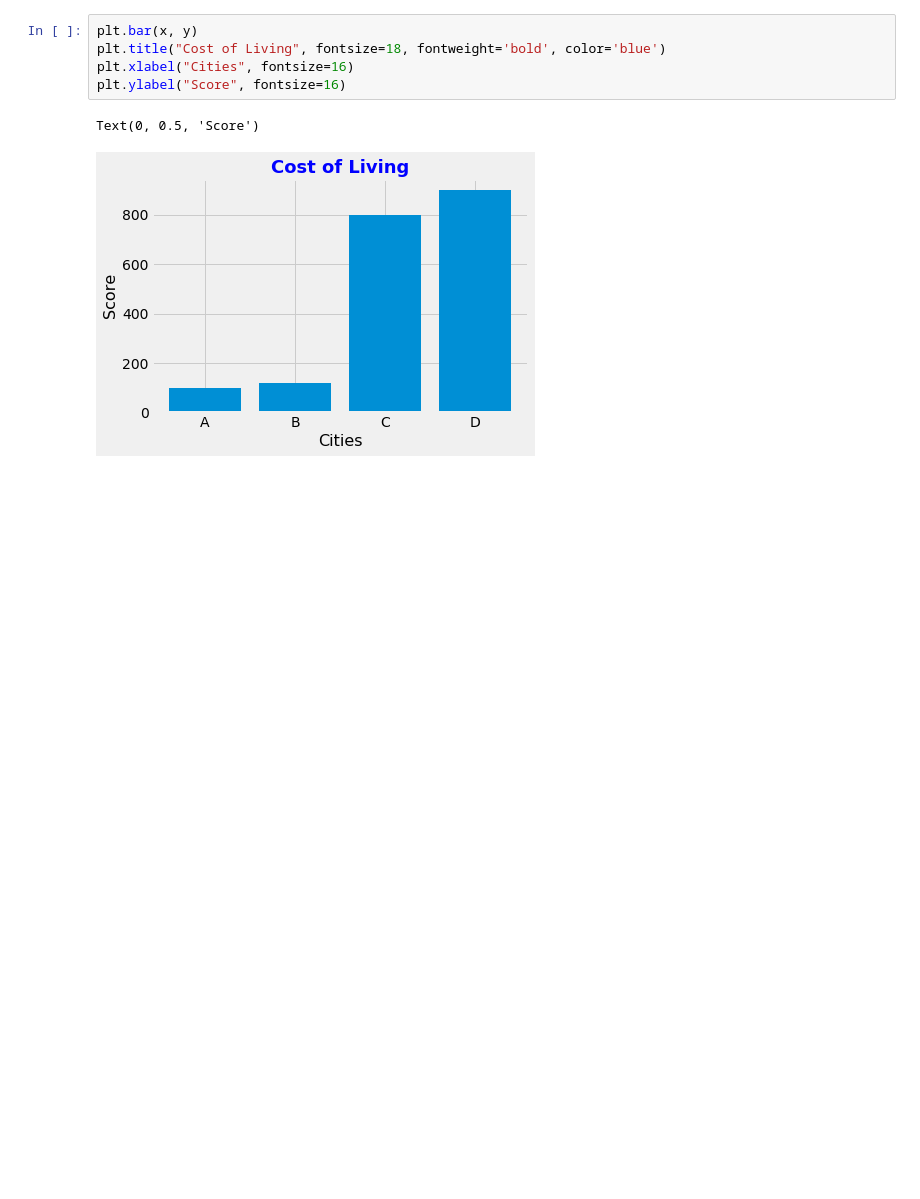
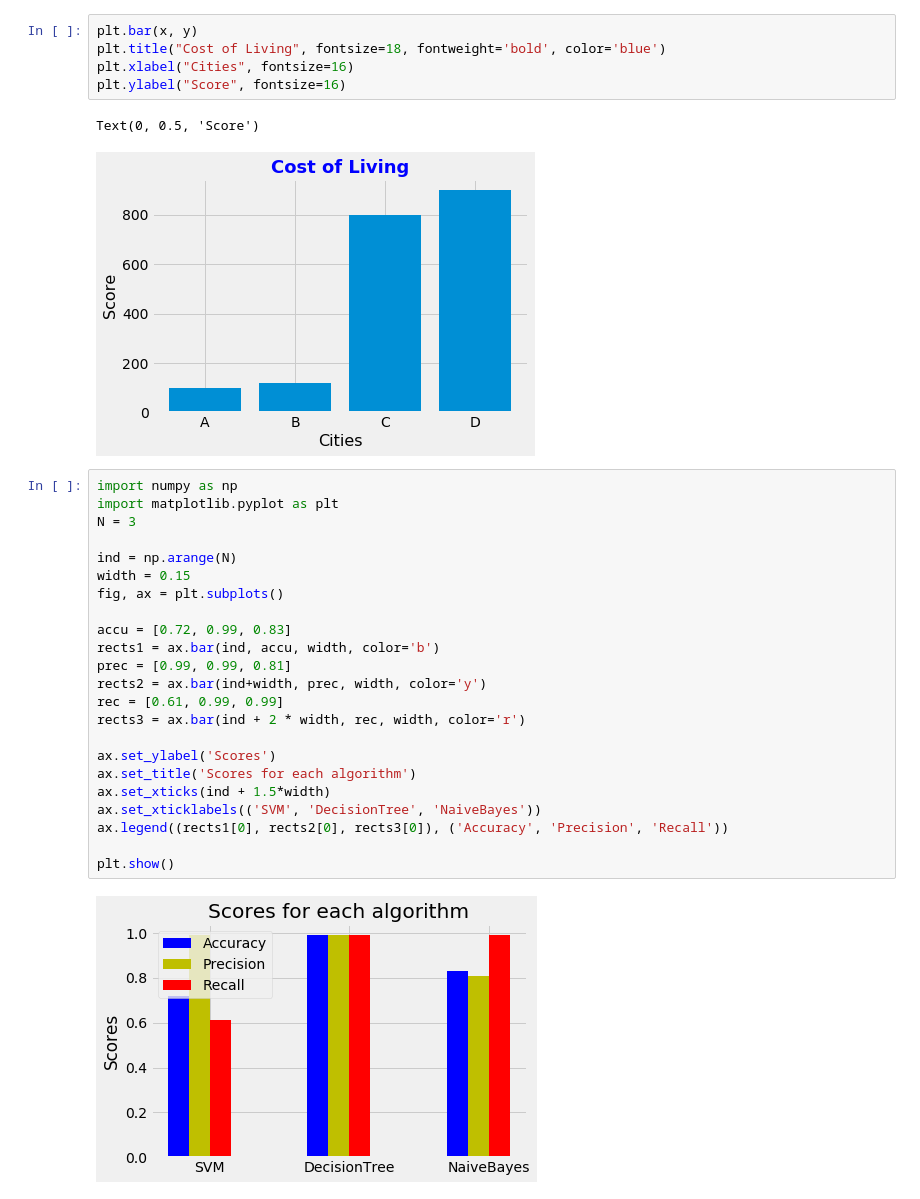
Before and after one commit to srimugunthan/VisualisationExPractice, a Jupyter notebook: matplotlibEx.ipynb, the cells around one changed output. Cells and saved outputs as stored; diff of their text form; blank space fills up the shorter version.

```diff
--- a/matplotlibEx.ipynb
+++ b/matplotlibEx.ipynb
@@ -270,3 +270,28 @@ plt.ylabel("Score", fontsize=16)
 # %% [output]
 Text(0, 0.5, 'Score')
 [figure]
+# %%
+import numpy as np
+import matplotlib.pyplot as plt
+N = 3
+
+ind = np.arange(N)
+width = 0.15
+fig, ax = plt.subplots()
+
+accu = [0.72, 0.99, 0.83]
+rects1 = ax.bar(ind, accu, width, color='b')
+prec = [0.99, 0.99, 0.81]
+rects2 = ax.bar(ind+width, prec, width, color='y')
+rec = [0.61, 0.99, 0.99]
+rects3 = ax.bar(ind + 2 * width, rec, width, color='r')
+
+ax.set_ylabel('Scores')
+ax.set_title('Scores for each algorithm')
+ax.set_xticks(ind + 1.5*width)
+ax.set_xticklabels(('SVM', 'DecisionTree', 'NaiveBayes'))
+ax.legend((rects1[0], rects2[0], rects3[0]), ('Accuracy', 'Precision', 'Recall'))
+
+plt.show()
+# %% [output]
+[figure, added]
```
